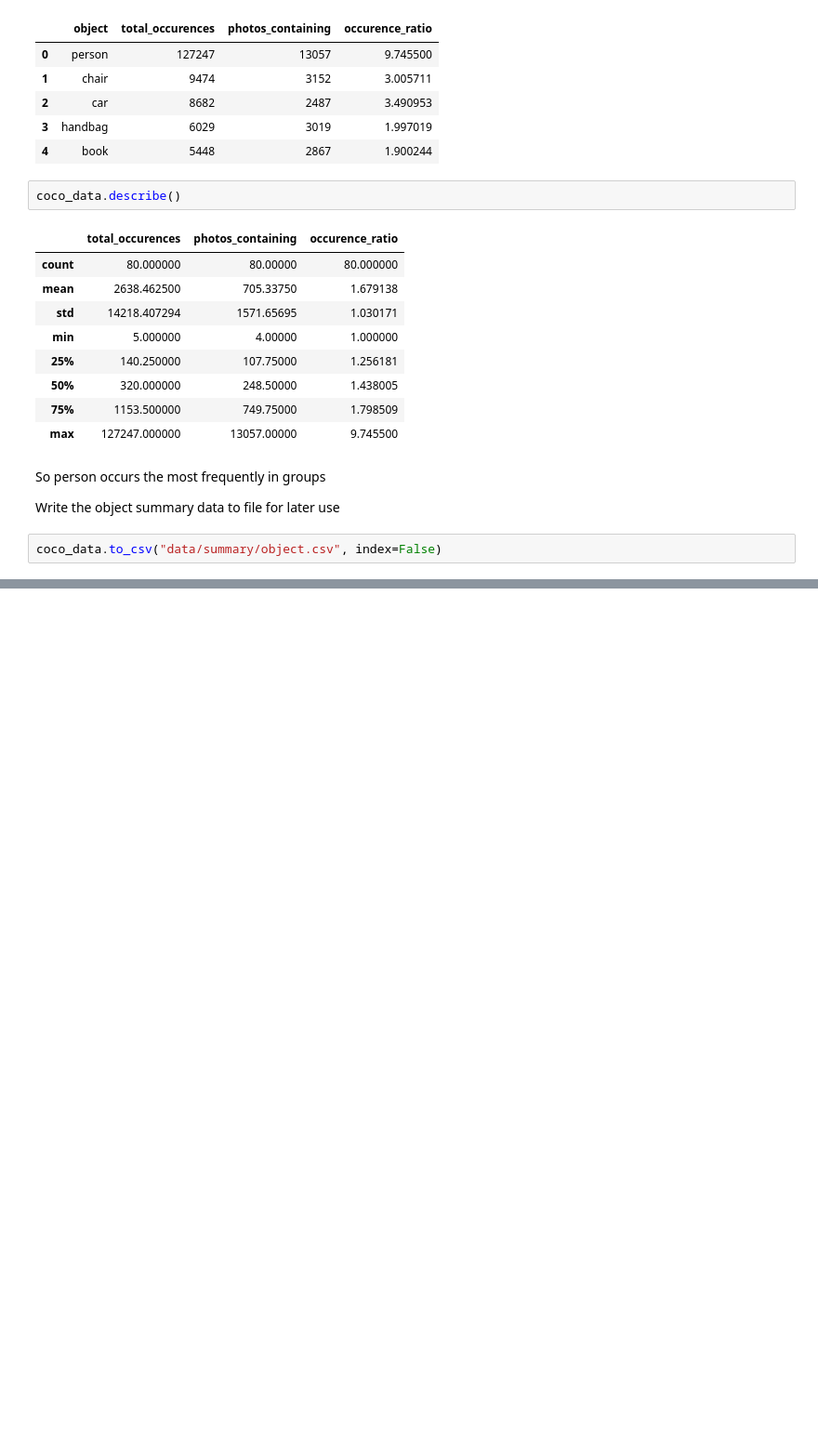
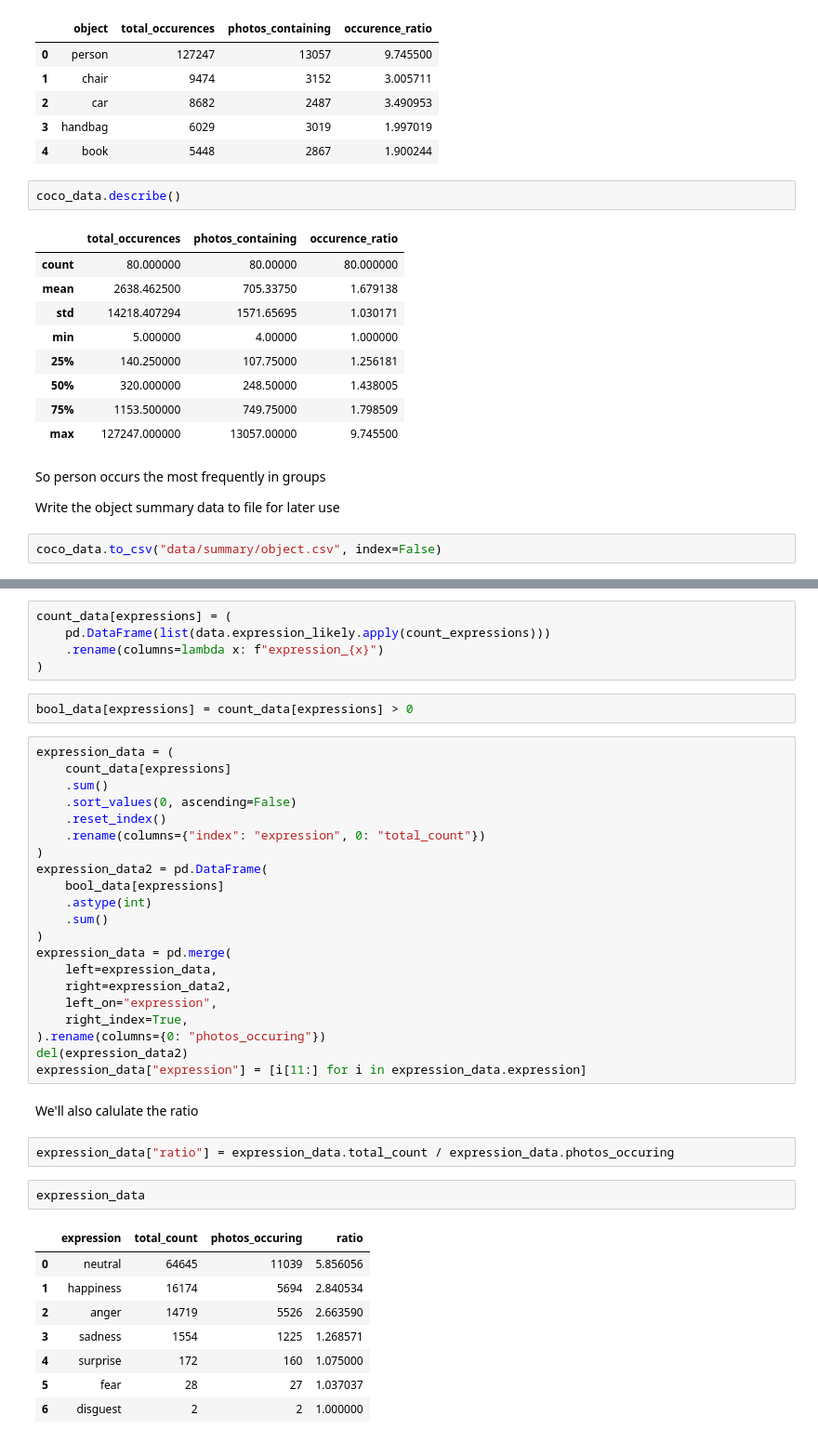
Before and after one commit to obrookes/privacy_decisions, a Jupyter notebook: augmented_feature_summary_stats.ipynb, the cells around one changed output, grey strips where cells are left out. Shown at 93% size. Cells and saved outputs as stored; diff of their text form; blank space fills up the shorter version.

Commit message:
Add expression data summary

```diff
--- a/augmented_feature_summary_stats.ipynb
+++ b/augmented_feature_summary_stats.ipynb
@@ -258,0 +269,43 @@ coco_data.to_csv("data/summary/object.csv", index=False)
+# %%
+count_data[expressions] = (
+    pd.DataFrame(list(data.expression_likely.apply(count_expressions)))
+    .rename(columns=lambda x: f"expression_{x}")
+)
+# %%
+bool_data[expressions] = count_data[expressions] > 0
+# %%
+expression_data = (
+    count_data[expressions]
+    .sum()
+    .sort_values(0, ascending=False)
+    .reset_index()
+    .rename(columns={"index": "expression", 0: "total_count"})
+)
+expression_data2 = pd.DataFrame(
+    bool_data[expressions]
+    .astype(int)
+    .sum()
+)
+expression_data = pd.merge(
+    left=expression_data,
+    right=expression_data2,
+    left_on="expression",
+    right_index=True,
+).rename(columns={0: "photos_occuring"})
+del(expression_data2)
+expression_data["expression"] = [i[11:] for i in expression_data.expression]
+# %% [markdown]
+We'll also calulate the ratio
+# %%
+expression_data["ratio"] = expression_data.total_count / expression_data.photos_occuring
+# %%
+expression_data
+# %% [output]
+|  | expression | total_count | photos_occuring | ratio |
+| 0 | neutral | 64645 | 11039 | 5.856056 |
+| 1 | happiness | 16174 | 5694 | 2.840534 |
+| 2 | anger | 14719 | 5526 | 2.663590 |
+| 3 | sadness | 1554 | 1225 | 1.268571 |
+| 4 | surprise | 172 | 160 | 1.075000 |
+| 5 | fear | 28 | 27 | 1.037037 |
+| 6 | disguest | 2 | 2 | 1.000000 |
```
Also changed, not shown: parts of 10 cells of this notebook, 1 other file.
